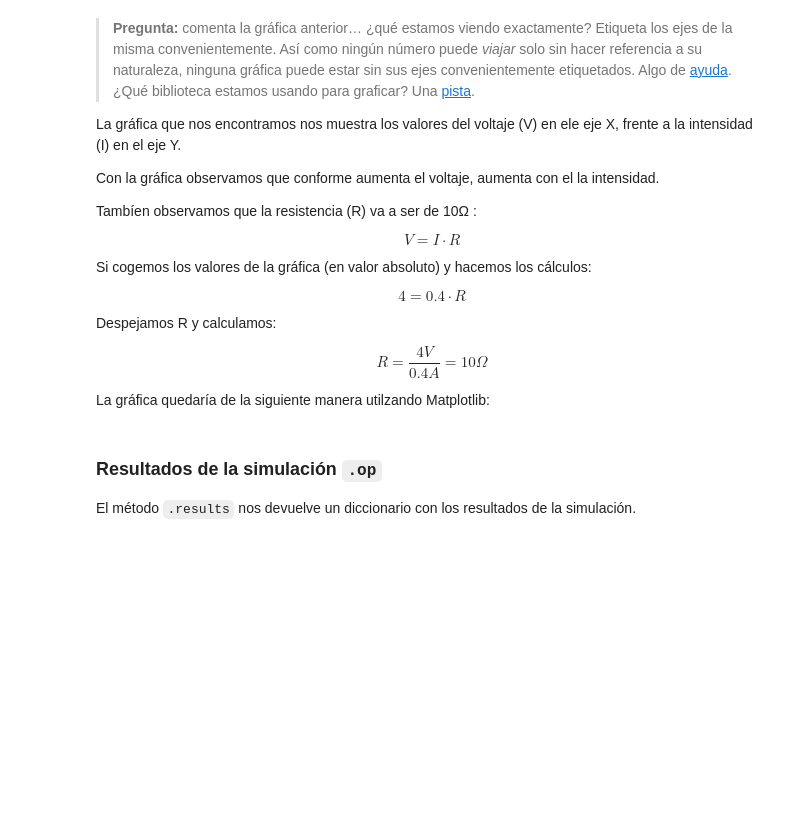
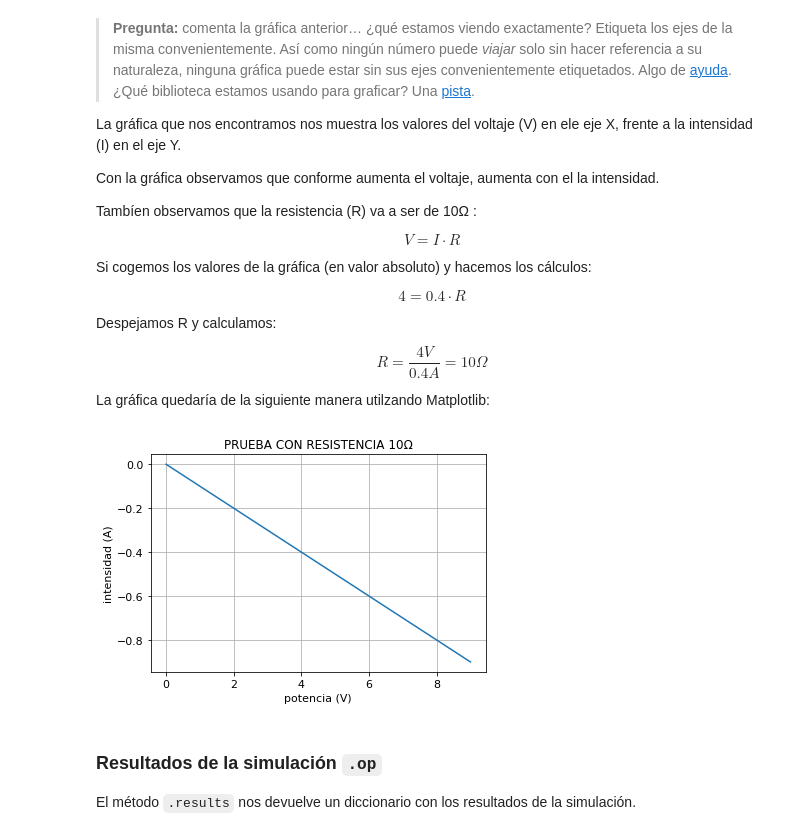
Before and after one commit to lydiapedrola/LabSpice, a Jupyter notebook: spicelab.ipynb, the cells around one changed output. Saved outputs shown, nothing was run; the diff lists cells and outputs as text; code cells hidden in the pictures; blank space fills up the shorter version.

```diff
--- a/spicelab.ipynb
+++ b/spicelab.ipynb
@@ -562,22 +566,25 @@ La gráfica quedaría de la siguiente manera utilzando Matplotlib:
 # %%
 import numpy
 import matplotlib
 from matplotlib import pylab, mlab, pyplot
 np = numpy
 plt = pyplot
 
 from IPython.display import display
 from IPython.core.pylabtools import figsize, getfigs
 
 from pylab import *
 from numpy import *
 
 
 plt.plot(fichero['dc']['V1'], fichero['dc']['I(V1)'], label="Voltaje (V1)")
-xlabel('voltios (V)')
+xlabel('potencia (V)')
 ylabel('intensidad (A)')
 title('PRUEBA CON RESISTENCIA 10Ω')
+plt.grid()
 show()
+# %% [output]
+[figure, added]
 # %% [markdown]
  ### Resultados de la simulación `.op`
  El método `.results` nos devuelve un diccionario con los resultados de la simulación.
```
Also changed, not shown: parts of 134 cells of this notebook.
